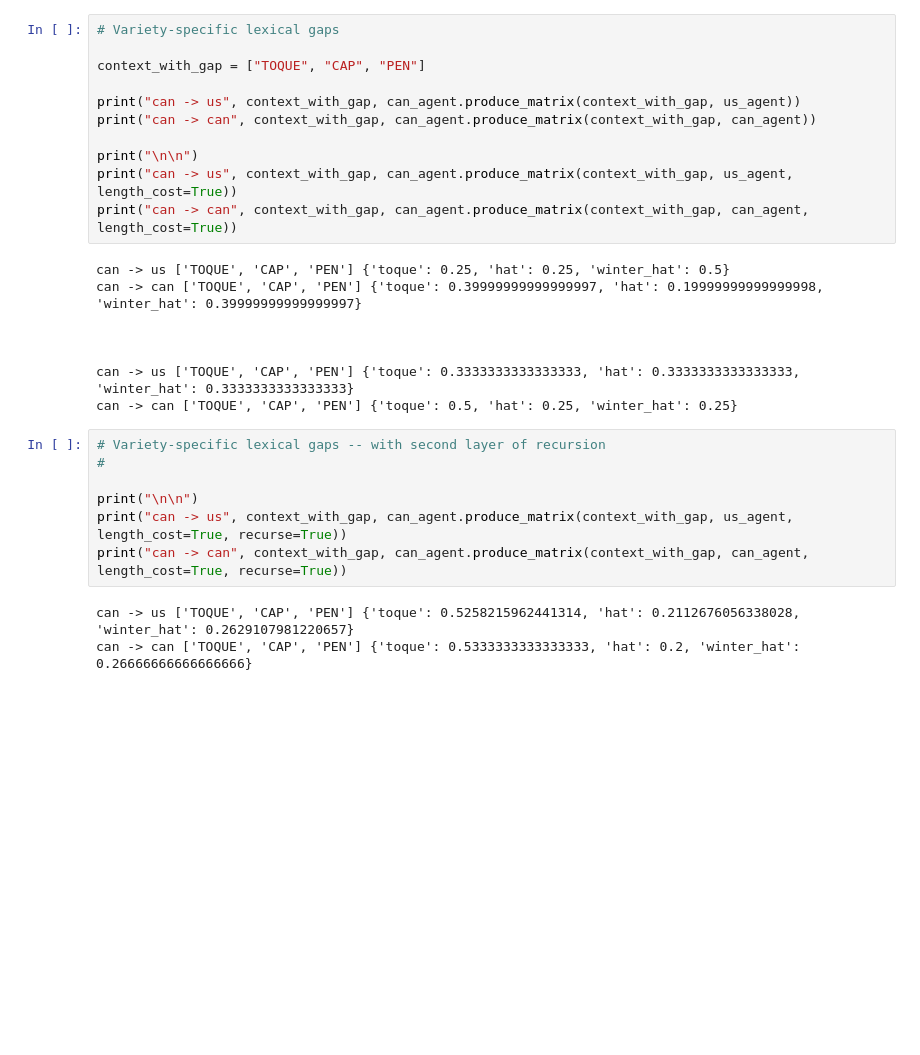
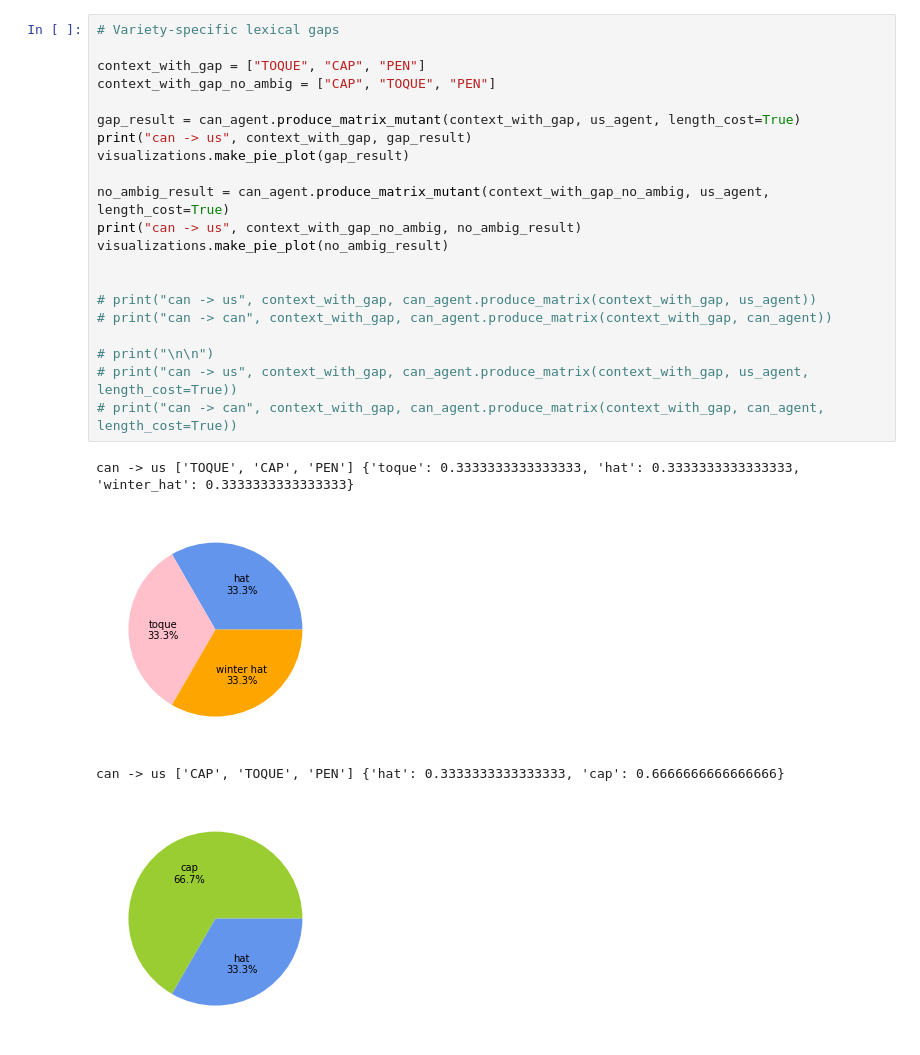
Before and after one commit to annak-k/vocabulary-mismatch-model, a Jupyter notebook: toque_experiments.ipynb, the cells around one changed output. Saved outputs shown, nothing was run; the diff lists cells and outputs as text; blank space fills up the shorter version.

```diff
--- a/toque_experiments.ipynb
+++ b/toque_experiments.ipynb
@@ -94,29 +94,26 @@ can -> can ['CRISPS', 'FRIES', 'BANANA'] {'chips': 1.0}
 # %%
 # Variety-specific lexical gaps
 
 context_with_gap = ["TOQUE", "CAP", "PEN"]
+context_with_gap_no_ambig = ["CAP", "TOQUE", "PEN"]
 
-print("can -> us", context_with_gap, can_agent.produce_matrix(context_with_gap, us_agent))
-print("can -> can", context_with_gap, can_agent.produce_matrix(context_with_gap, can_agent))
+gap_result = can_agent.produce_matrix_mutant(context_with_gap, us_agent, length_cost=True)
+print("can -> us", context_with_gap, gap_result)
+visualizations.make_pie_plot(gap_result)
 
-print("\n\n")
-print("can -> us", context_with_gap, can_agent.produce_matrix(context_with_gap, us_agent, length_cost=True))
-print("can -> can", context_with_gap, can_agent.produce_matrix(context_with_gap, can_agent, length_cost=True))
+no_ambig_result = can_agent.produce_matrix_mutant(context_with_gap_no_ambig, us_agent, length_cost=True)
+print("can -> us", context_with_gap_no_ambig, no_ambig_result)
+visualizations.make_pie_plot(no_ambig_result)
+
+
+# print("can -> us", context_with_gap, can_agent.produce_matrix(context_with_gap, us_agent))
+# print("can -> can", context_with_gap, can_agent.produce_matrix(context_with_gap, can_agent))
+
+# print("\n\n")
+# print("can -> us", context_with_gap, can_agent.produce_matrix(context_with_gap, us_agent, length_cost=True))
+# print("can -> can", context_with_gap, can_agent.produce_matrix(context_with_gap, can_agent, length_cost=True))
 # %% [output]
-can -> us ['TOQUE', 'CAP', 'PEN'] {'toque': 0.25, 'hat': 0.25, 'winter_hat': 0.5}
-can -> can ['TOQUE', 'CAP', 'PEN'] {'toque': 0.39999999999999997, 'hat': 0.19999999999999998, 'winter_hat': 0.39999999999999997}
-
-
-
 can -> us ['TOQUE', 'CAP', 'PEN'] {'toque': 0.3333333333333333, 'hat': 0.3333333333333333, 'winter_hat': 0.3333333333333333}
-can -> can ['TOQUE', 'CAP', 'PEN'] {'toque': 0.5, 'hat': 0.25, 'winter_hat': 0.25}
+[figure, added]
+can -> us ['CAP', 'TOQUE', 'PEN'] {'hat': 0.3333333333333333, 'cap': 0.6666666666666666}
+[figure, added]
-# %%
-# Variety-specific lexical gaps -- with second layer of recursion
-#
-
-print("\n\n")
-print("can -> us", context_with_gap, can_agent.produce_matrix(context_with_gap, us_agent, length_cost=True, recurse=True))
-print("can -> can", context_with_gap, can_agent.produce_matrix(context_with_gap, can_agent, length_cost=True, recurse=True))
-# %% [output]
-can -> us ['TOQUE', 'CAP', 'PEN'] {'toque': 0.5258215962441314, 'hat': 0.2112676056338028, 'winter_hat': 0.2629107981220657}
-can -> can ['TOQUE', 'CAP', 'PEN'] {'toque': 0.5333333333333333, 'hat': 0.2, 'winter_hat': 0.26666666666666666}
```
Also changed, not shown: parts of 7 cells of this notebook, 5 other files.
